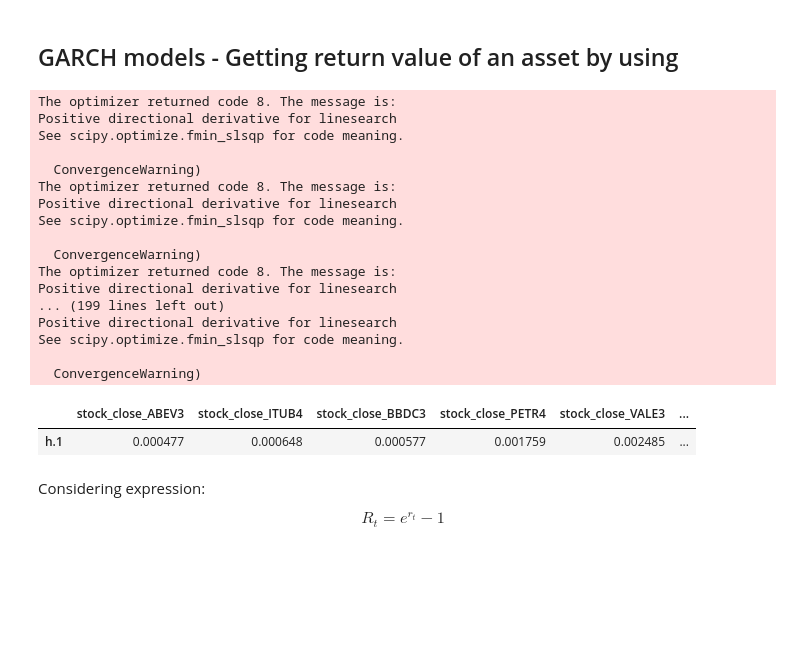
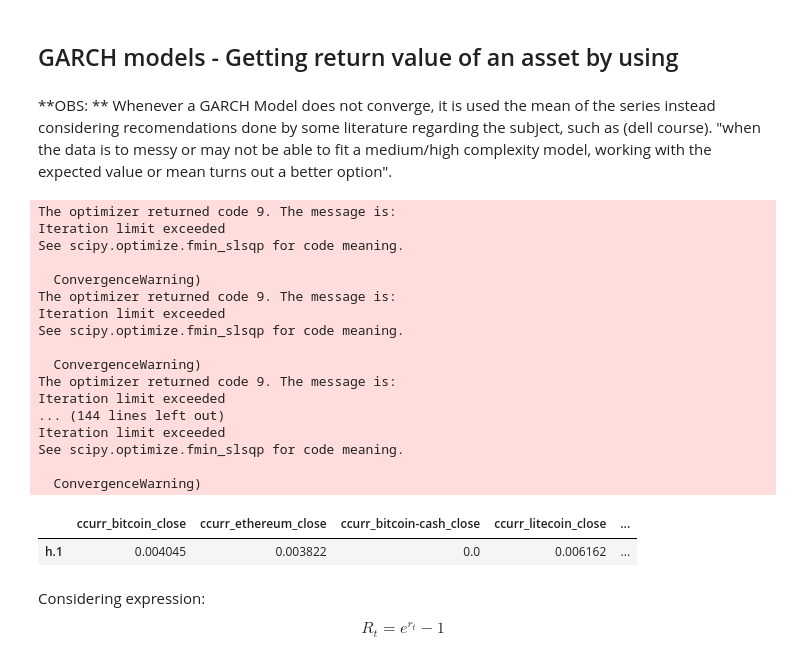
Before and after one commit to pablocs1288/markowitz_the_wizard, a Jupyter notebook: Implementation.ipynb, the cells around one changed output. Drawn from its saved outputs; the diff is of its cells as text; code cells hidden in the pictures; blank space fills up the shorter version.

```diff
--- a/Implementation.ipynb
+++ b/Implementation.ipynb
@@ -376,6 +379,9 @@ sns.heatmap(percent_returns_pd.tail(360).corr(method='pearson'),  cmap="YlGnBu",
 The behaviour described in the hypthotesis above, is showed in the data as well, menaning it works also for Brazilian stock assets.
 # %% [markdown]
 ## GARCH models - Getting return value of an asset by using
+# %% [markdown]
+**OBS: ** Whenever a GARCH Model does not converge, it is used the mean of the series instead considering recomendations done by some literature regarding the subject, such as (dell course).
+"when the data is to messy or may not be able to fit a medium/high complexity model, working with the expected value or mean turns out a better option".
 # %%
 import statsmodels.tsa.api as smt
 import statsmodels.api as sm
@@ -409,6 +415,7 @@ def tsplot(y, lags=None, figsize=(10, 8), style='bmh'):
 from arch import arch_model
 
 def fit_garch(TS, p_range = 2, o_range = 0, q_range = 2, dist = "StudentsT"):
+    dict_temp = {}
     best_aic = None
     best_order = None
     best_model = None
@@ -423,38 +430,36 @@ def fit_garch(TS, p_range = 2, o_range = 0, q_range = 2, dist = "StudentsT"):
                     if best_aic is None:
                         best_aic = tmp_aic
                     if tmp_aic <= best_aic:
-                        dict_temp = {
-                            'best_aic' : tmp_aic,
-                            'results' : res
-                        }
+                        dict_temp = {'best_aic' : tmp_aic, 'results' : res.forecast().mean.iloc[-1]}
                 except:
+                    if 'best_aic' not in dict_temp:
+                        dict_temp = {'best_aic' : 9999999, 'results' : TS.mean() }
                     continue
     return dict_temp
-
-#d = fit_garch(percent_returns_pd['ccurr_bitcoin-cash_close'])
 # %%
-test_returned = percent_stocks_returns.apply(lambda col: fit_garch(col)['results'].forecast().mean.iloc[-1])
+# Testing
+test_returned = ccur_return_rates[145: 175].apply(lambda col: fit_garch(col)['results'])
 test_returned
 # %% [output]
-The optimizer returned code 8. The message is:
-Positive directional derivative for linesearch
+The optimizer returned code 9. The message is:
+Iteration limit exceeded
 See scipy.optimize.fmin_slsqp for code meaning.
 
   ConvergenceWarning)
-The optimizer returned code 8. The message is:
-Positive directional derivative for linesearch
+The optimizer returned code 9. The message is:
+Iteration limit exceeded
 See scipy.optimize.fmin_slsqp for code meaning.
 
   ConvergenceWarning)
-The optimizer returned code 8. The message is:
-Positive directional derivative for linesearch
-... (199 lines left out)
-Positive directional derivative for linesearch
+The optimizer returned code 9. The message is:
+Iteration limit exceeded
+... (144 lines left out)
+Iteration limit exceeded
 See scipy.optimize.fmin_slsqp for code meaning.
 
   ConvergenceWarning)
-|  | stock_close_ABEV3 | stock_close_ITUB4 | stock_close_BBDC3 | stock_close_PETR4 | stock_close_VALE3 | ... |
-| h.1 | 0.000477 | 0.000648 | 0.000577 | 0.001759 | 0.002485 | ... |
+|  | ccurr_bitcoin_close | ccurr_ethereum_close | ccurr_bitcoin-cash_close | ccurr_litecoin_close | ... |
+| h.1 | 0.004045 | 0.003822 | 0.0 | 0.006162 | ... |
 # %% [markdown]
 Considering expression:
 
```
Also changed, not shown: parts of 17 cells of this notebook.
